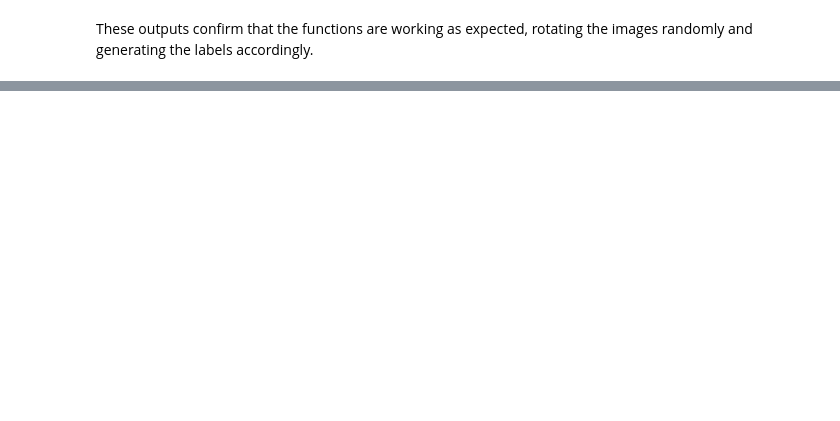
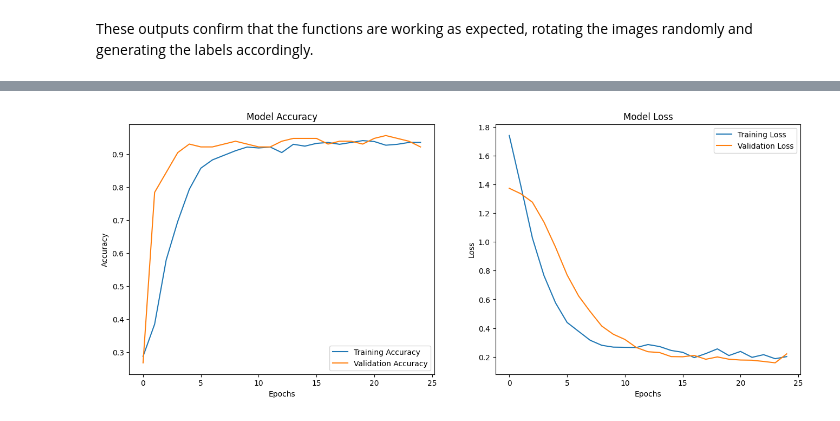
Before and after one commit to Bregaa/CNN-Based-Rotation-Correction, a Jupyter notebook: CNN_Based_Rotation_Correction.ipynb, the cells around one changed output, grey strips where cells are left out. Cells and saved outputs as stored; diff of their text form; code cells hidden in the pictures; blank space fills up the shorter version.

```diff
--- a/CNN_Based_Rotation_Correction.ipynb
+++ b/CNN_Based_Rotation_Correction.ipynb
@@ -300,0 +358,26 @@ These outputs confirm that the functions are working as expected, rotating the i
+# %%
+hand_made_cnn_model = models.Sequential([
+    layers.Input(shape=(224, 224, 3)),
+
+    layers.Conv2D(16, (3, 3), activation='relu', strides=(2, 2)),
+    layers.BatchNormalization(),
+
+    layers.Conv2D(32, (3, 3), activation='relu', strides=(2, 2)),
+    layers.BatchNormalization(),
+
+    layers.Conv2D(64, (3, 3), activation='relu', strides=(2, 2)),
+    layers.BatchNormalization(),
+
+    layers.Conv2D(128, (3, 3), activation='relu', strides=(2, 2)),
+    layers.Dropout(0.4),
+
+    layers.Conv2D(128, (3, 3), activation='relu', strides=(2, 2)),
+    layers.Dropout(0.5),
+
+    layers.Flatten(),
+    layers.Dense(128, activation='relu'),
+    layers.Dropout(0.5),
+    layers.Dense(num_rotation_classes, activation='softmax')
+])
+
+hand_made_cnn_model.summary()
@@ -300,0 +406,10 @@ These outputs confirm that the functions are working as expected, rotating the i
+# %%
+optimizer = Adam(learning_rate=0.0001)  # Reduced learning rate
+hand_made_cnn_model.compile(optimizer=optimizer, loss='categorical_crossentropy', metrics=['accuracy'])
+# %%
+hand_made_cnn_model_history = hand_made_cnn_model.fit(
+        train_augmented,  # Training dataset
+        validation_data=val_augmented,  # Validation dataset
+        epochs=25,
+        batch_size=batch_size
+    )
@@ -300,0 +434,4 @@ These outputs confirm that the functions are working as expected, rotating the i
+# %%
+plot_history(hand_made_cnn_model_history.history)
+# %% [output]
+[figure, added]
```
Also changed, not shown: parts of 23 cells of this notebook.
